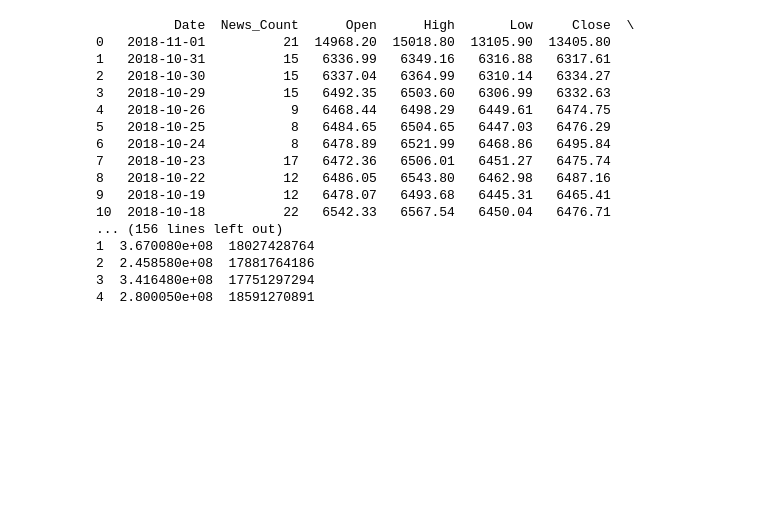
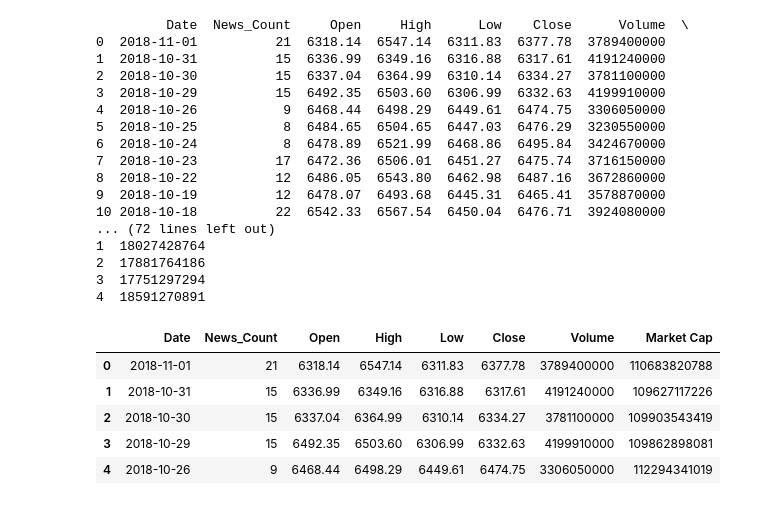
Before and after one commit to emilyrcoffield/CryptoDataScientist, a Jupyter notebook: Project_New.ipynb, the cells around one changed output. Saved outputs shown, nothing was run; the diff lists cells and outputs as text; code cells hidden in the pictures; blank space fills up the shorter version.

```diff
--- a/Project_New.ipynb
+++ b/Project_New.ipynb
@@ -68,16 +69,26 @@ scraper_xmr.export_csv("crypto_stock_data/xmr_all_time.csv")
 scraper_trx.export_csv("crypto_stock_data/trx_all_time.csv")
 
 # place into dataframe
-df_bitcoin = pd.read_csv("crypto_stock_data/btc_all_time.csv")
-df_etherum = pd.read_csv("crypto_stock_data/eth_all_time.csv")
-df_xrp = pd.read_csv("crypto_stock_data/xrp_all_time.csv")
-df_eos = pd.read_csv("crypto_stock_data/eos_all_time.csv")
-df_bch = pd.read_csv("crypto_stock_data/bch_all_time.csv")
-df_xlm = pd.read_csv("crypto_stock_data/xlm_all_time.csv")
-df_ltc = pd.read_csv("crypto_stock_data/ltc_all_time.csv")
-df_ada = pd.read_csv("crypto_stock_data/ada_all_time.csv")
-df_xmr = pd.read_csv("crypto_stock_data/xmr_all_time.csv")
-df_trx = pd.read_csv("crypto_stock_data/trx_all_time.csv")
+#df_bitcoin = pd.read_csv("crypto_stock_data/btc_all_time.csv")
+#df_etherum = pd.read_csv("crypto_stock_data/eth_all_time.csv")
+#df_xrp = pd.read_csv("crypto_stock_data/xrp_all_time.csv")
+#df_eos = pd.read_csv("crypto_stock_data/eos_all_time.csv")
+#df_bch = pd.read_csv("crypto_stock_data/bch_all_time.csv")
+#df_xlm = pd.read_csv("crypto_stock_data/xlm_all_time.csv")
+#df_ltc = pd.read_csv("crypto_stock_data/ltc_all_time.csv")
+#df_ada = pd.read_csv("crypto_stock_data/ada_all_time.csv")
+#df_xmr = pd.read_csv("crypto_stock_data/xmr_all_time.csv")
+#df_trx = pd.read_csv("crypto_stock_data/trx_all_time.csv")
+df_bitcoin = scraper_bitcoin.get_dataframe()
+df_etherum = scraper_eth.get_dataframe()
+df_xrp = scraper_xrp.get_dataframe()
+df_eos = scraper_eos.get_dataframe()
+df_bch = scraper_bch.get_dataframe()
+df_xlm = scraper_xlm.get_dataframe()
+df_ltc = scraper_ltc.get_dataframe()
+df_ada = scraper_ada.get_dataframe()
+df_xmr = scraper_xmr.get_dataframe()
+df_trx = scraper_trx.get_dataframe()
 
 # format Date column
 df_bitcoin['Date'] = pd.to_datetime(df_bitcoin['Date'])
@@ -98,26 +109,35 @@ EOS = pd.merge(EOS_df, df_eos, on='Date')
 ETH = pd.merge(ETH_df, df_etherum, on='Date')
 Ripple = pd.merge(Ripple_df, df_xrp, on='Date')
 
-print(Bitcoin.head())
+print(Bitcoin.head(20))
 print(BCH.head())
 print(EOS.head())
 print(ETH.head())
 print(Ripple.head())
 # %% [output]
-          Date  News_Count      Open      High       Low     Close  \
-0   2018-11-01          21  14968.20  15018.80  13105.90  13405.80
-1   2018-10-31          15   6336.99   6349.16   6316.88   6317.61
-2   2018-10-30          15   6337.04   6364.99   6310.14   6334.27
-3   2018-10-29          15   6492.35   6503.60   6306.99   6332.63
-4   2018-10-26           9   6468.44   6498.29   6449.61   6474.75
-5   2018-10-25           8   6484.65   6504.65   6447.03   6476.29
-6   2018-10-24           8   6478.89   6521.99   6468.86   6495.84
-7   2018-10-23          17   6472.36   6506.01   6451.27   6475.74
-8   2018-10-22          12   6486.05   6543.80   6462.98   6487.16
-9   2018-10-19          12   6478.07   6493.68   6445.31   6465.41
-10  2018-10-18          22   6542.33   6567.54   6450.04   6476.71
-... (156 lines left out)
-1  3.670080e+08  18027428764
-2  2.458580e+08  17881764186
-3  3.416480e+08  17751297294
-4  2.800050e+08  18591270891
+         Date  News_Count     Open     High      Low    Close      Volume  \
+0  2018-11-01          21  6318.14  6547.14  6311.83  6377.78  3789400000
+1  2018-10-31          15  6336.99  6349.16  6316.88  6317.61  4191240000
+2  2018-10-30          15  6337.04  6364.99  6310.14  6334.27  3781100000
+3  2018-10-29          15  6492.35  6503.60  6306.99  6332.63  4199910000
+4  2018-10-26           9  6468.44  6498.29  6449.61  6474.75  3306050000
+5  2018-10-25           8  6484.65  6504.65  6447.03  6476.29  3230550000
+6  2018-10-24           8  6478.89  6521.99  6468.86  6495.84  3424670000
+7  2018-10-23          17  6472.36  6506.01  6451.27  6475.74  3716150000
+8  2018-10-22          12  6486.05  6543.80  6462.98  6487.16  3672860000
+9  2018-10-19          12  6478.07  6493.68  6445.31  6465.41  3578870000
+10 2018-10-18          22  6542.33  6567.54  6450.04  6476.71  3924080000
+... (72 lines left out)
+1  18027428764
+2  17881764186
+3  17751297294
+4  18591270891
+# %%
+Bitcoin.head()
+# %% [output]
+|  | Date | News_Count | Open | High | Low | Close | Volume | Market Cap |
+| 0 | 2018-11-01 | 21 | 6318.14 | 6547.14 | 6311.83 | 6377.78 | 3789400000 | 110683820788 |
+| 1 | 2018-10-31 | 15 | 6336.99 | 6349.16 | 6316.88 | 6317.61 | 4191240000 | 109627117226 |
+| 2 | 2018-10-30 | 15 | 6337.04 | 6364.99 | 6310.14 | 6334.27 | 3781100000 | 109903543419 |
+| 3 | 2018-10-29 | 15 | 6492.35 | 6503.60 | 6306.99 | 6332.63 | 4199910000 | 109862898081 |
+| 4 | 2018-10-26 | 9 | 6468.44 | 6498.29 | 6449.61 | 6474.75 | 3306050000 | 112294341019 |
```
Also changed, not shown: parts of 11 cells of this notebook, 19 other files.
